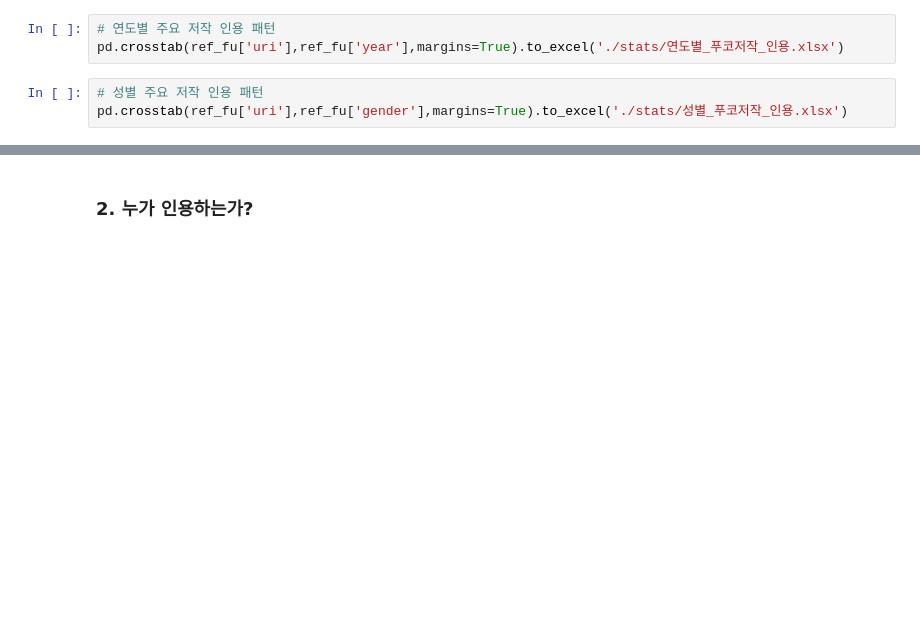
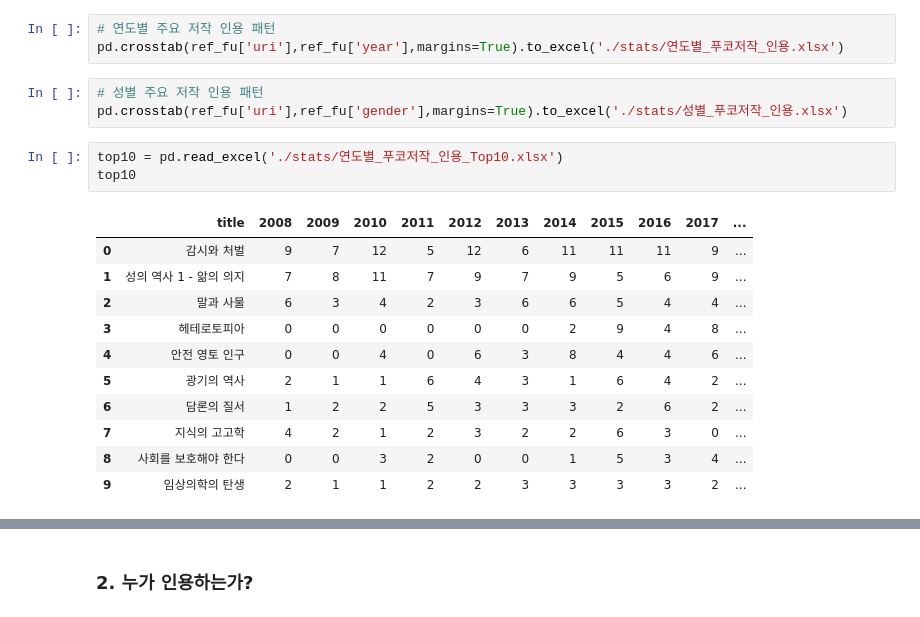
Before and after one commit to ByungjunKim/FoucaultKoreanLiterature, a Jupyter notebook: 푸코인용논문_분석.ipynb, the cells around one changed output, grey strips where cells are left out. Cells and saved outputs as stored; diff of their text form; blank space fills up the shorter version.

```diff
--- a/푸코인용논문_분석.ipynb
+++ b/푸코인용논문_분석.ipynb
@@ -138,3 +140,18 @@ pd.crosstab(ref_fu['uri'],ref_fu['year'],margins=True).to_excel('./stats/연도
 # %%
 # 성별 주요 저작 인용 패턴
 pd.crosstab(ref_fu['uri'],ref_fu['gender'],margins=True).to_excel('./stats/성별_푸코저작_인용.xlsx')
+# %%
+top10 = pd.read_excel('./stats/연도별_푸코저작_인용_Top10.xlsx')
+top10
+# %% [output]
+|  | title | 2008 | 2009 | 2010 | 2011 | 2012 | 2013 | 2014 | 2015 | 2016 | 2017 | ... |
+| 0 | 감시와 처벌 | 9 | 7 | 12 | 5 | 12 | 6 | 11 | 11 | 11 | 9 | ... |
+| 1 | 성의 역사 1 - 앎의 의지 | 7 | 8 | 11 | 7 | 9 | 7 | 9 | 5 | 6 | 9 | ... |
+| 2 | 말과 사물 | 6 | 3 | 4 | 2 | 3 | 6 | 6 | 5 | 4 | 4 | ... |
+| 3 | 헤테로토피아 | 0 | 0 | 0 | 0 | 0 | 0 | 2 | 9 | 4 | 8 | ... |
+| 4 | 안전 영토 인구 | 0 | 0 | 4 | 0 | 6 | 3 | 8 | 4 | 4 | 6 | ... |
+| 5 | 광기의 역사 | 2 | 1 | 1 | 6 | 4 | 3 | 1 | 6 | 4 | 2 | ... |
+| 6 | 담론의 질서 | 1 | 2 | 2 | 5 | 3 | 3 | 3 | 2 | 6 | 2 | ... |
+| 7 | 지식의 고고학 | 4 | 2 | 1 | 2 | 3 | 2 | 2 | 6 | 3 | 0 | ... |
+| 8 | 사회를 보호해야 한다 | 0 | 0 | 3 | 2 | 0 | 0 | 1 | 5 | 3 | 4 | ... |
+| 9 | 임상의학의 탄생 | 2 | 1 | 1 | 2 | 2 | 3 | 3 | 3 | 3 | 2 | ... |
```
Also changed, not shown: parts of 2 cells of this notebook, 2 other files.
